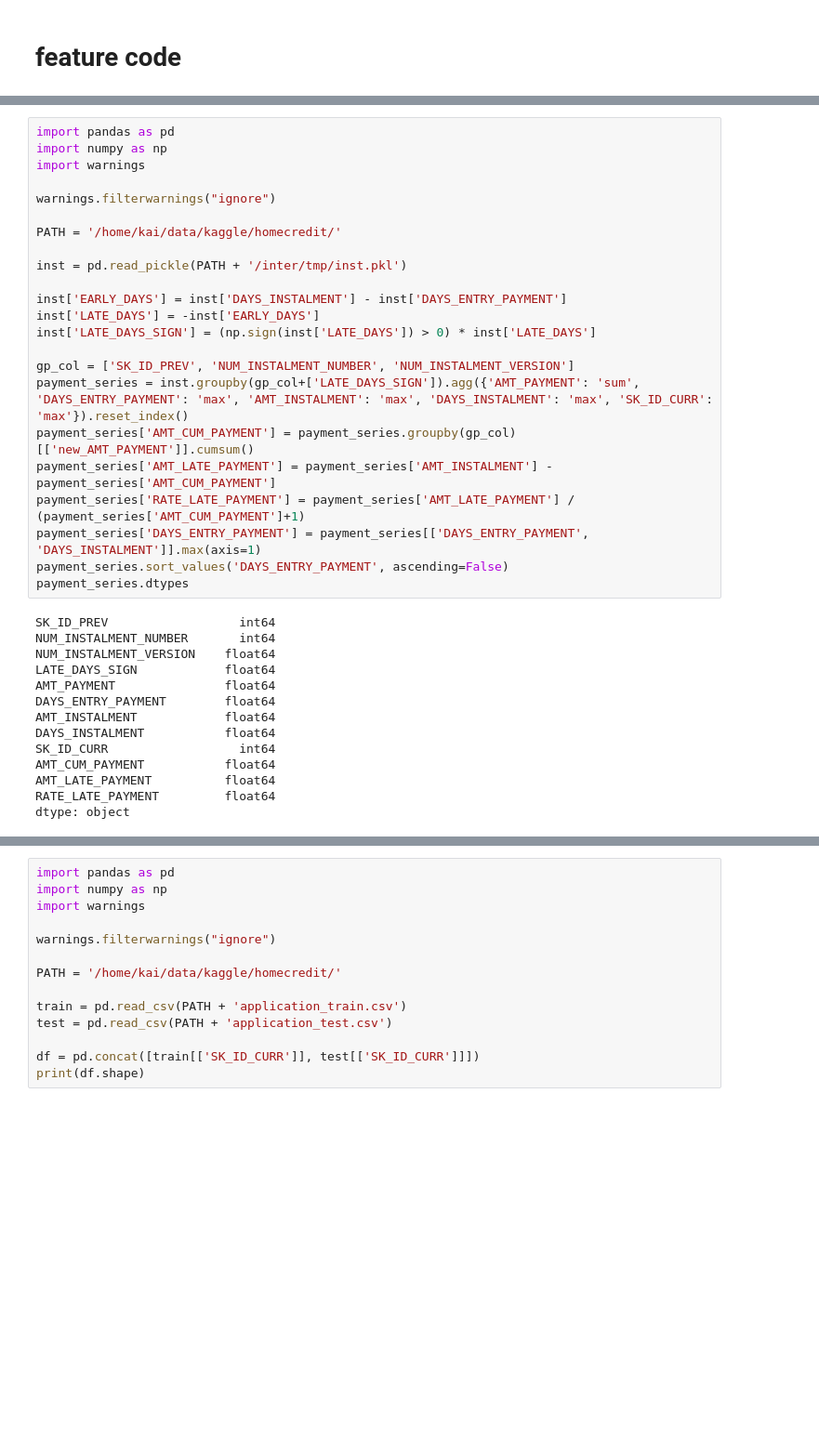
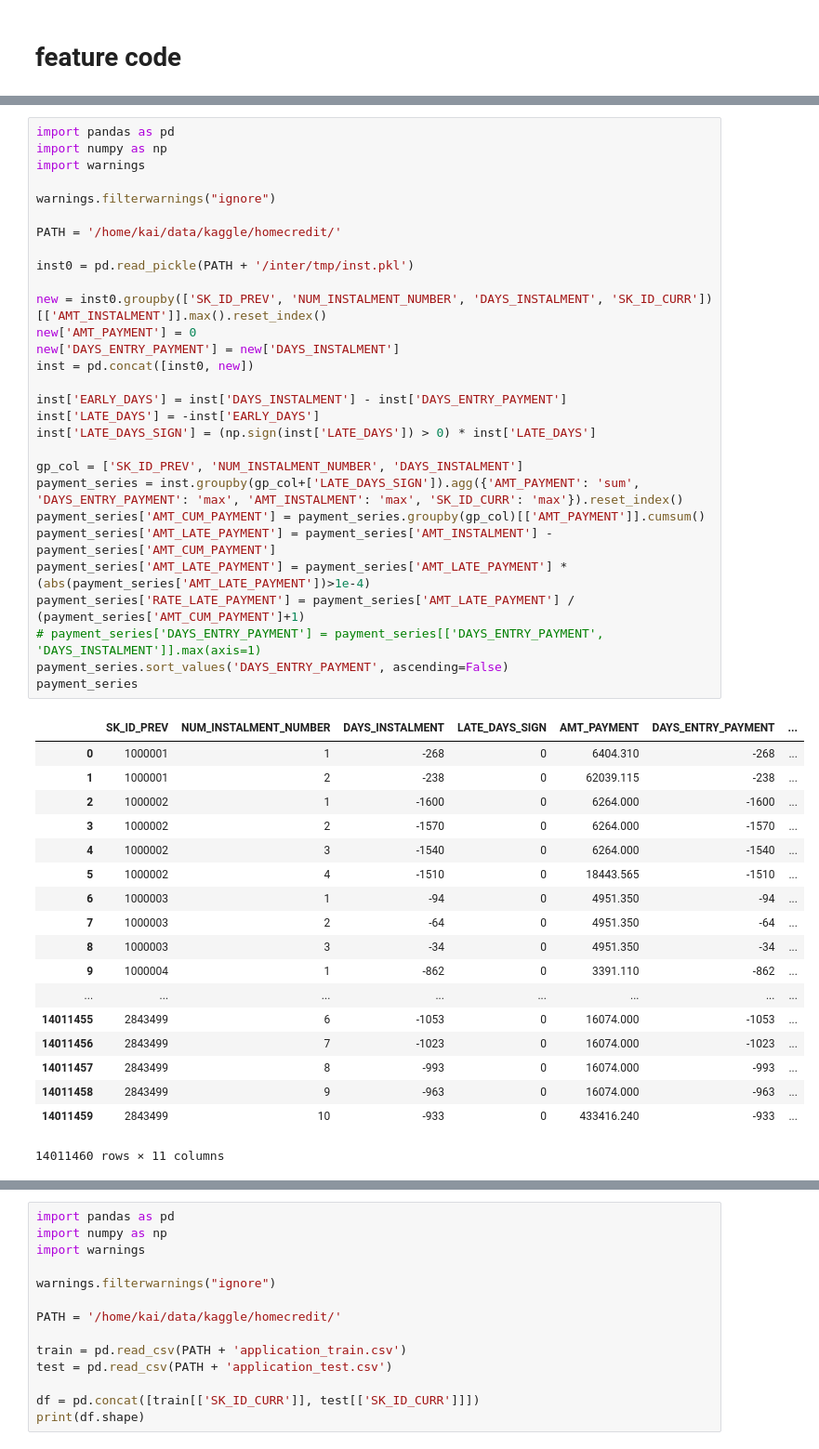
Before and after one commit to wluo-personal/AlphaBoosting, a Jupyter notebook: home_credit/haoyan/feature_trial/installments.ipynb, the cells around one changed output, grey strips where cells are left out. Shown at 93% size. Saved outputs shown, nothing was run; the diff lists cells and outputs as text; blank space fills up the shorter version.

```diff
--- a/home_credit/haoyan/feature_trial/installments.ipynb
+++ b/home_credit/haoyan/feature_trial/installments.ipynb
@@ -202,37 +209,48 @@ def area_under_curve(df, gp_col, x, y):
 # %%
 import pandas as pd
 import numpy as np
 import warnings
 
 warnings.filterwarnings("ignore")
 
 PATH = '/home/kai/data/kaggle/homecredit/'
 
-inst = pd.read_pickle(PATH + '/inter/tmp/inst.pkl')
+inst0 = pd.read_pickle(PATH + '/inter/tmp/inst.pkl')
+
+new = inst0.groupby(['SK_ID_PREV', 'NUM_INSTALMENT_NUMBER', 'DAYS_INSTALMENT', 'SK_ID_CURR'])[['AMT_INSTALMENT']].max().reset_index()
+new['AMT_PAYMENT'] = 0
+new['DAYS_ENTRY_PAYMENT'] = new['DAYS_INSTALMENT']
+inst = pd.concat([inst0, new])
 
 inst['EARLY_DAYS'] = inst['DAYS_INSTALMENT'] - inst['DAYS_ENTRY_PAYMENT']
 inst['LATE_DAYS'] = -inst['EARLY_DAYS']
 inst['LATE_DAYS_SIGN'] = (np.sign(inst['LATE_DAYS']) > 0) * inst['LATE_DAYS']
 
-gp_col = ['SK_ID_PREV', 'NUM_INSTALMENT_NUMBER', 'NUM_INSTALMENT_VERSION']
-payment_series = inst.groupby(gp_col+['LATE_DAYS_SIGN']).agg({'AMT_PAYMENT': 'sum', 'DAYS_ENTRY_PAYMENT': 'max', 'AMT_INSTALMENT': 'max', 'DAYS_INSTALMENT': 'max', 'SK_ID_CURR': 'max'}).reset_index()
-payment_series['AMT_CUM_PAYMENT'] = payment_series.groupby(gp_col)[['new_AMT_PAYMENT']].cumsum()
+gp_col = ['SK_ID_PREV', 'NUM_INSTALMENT_NUMBER', 'DAYS_INSTALMENT']
+payment_series = inst.groupby(gp_col+['LATE_DAYS_SIGN']).agg({'AMT_PAYMENT': 'sum', 'DAYS_ENTRY_PAYMENT': 'max', 'AMT_INSTALMENT': 'max', 'SK_ID_CURR': 'max'}).reset_index()
+payment_series['AMT_CUM_PAYMENT'] = payment_series.groupby(gp_col)[['AMT_PAYMENT']].cumsum()
 payment_series['AMT_LATE_PAYMENT'] = payment_series['AMT_INSTALMENT'] - payment_series['AMT_CUM_PAYMENT']
+payment_series['AMT_LATE_PAYMENT'] = payment_series['AMT_LATE_PAYMENT'] * (abs(payment_series['AMT_LATE_PAYMENT'])>1e-4)
 payment_series['RATE_LATE_PAYMENT'] = payment_series['AMT_LATE_PAYMENT'] / (payment_series['AMT_CUM_PAYMENT']+1)
-payment_series['DAYS_ENTRY_PAYMENT'] = payment_series[['DAYS_ENTRY_PAYMENT', 'DAYS_INSTALMENT']].max(axis=1)
+# payment_series['DAYS_ENTRY_PAYMENT'] = payment_series[['DAYS_ENTRY_PAYMENT', 'DAYS_INSTALMENT']].max(axis=1)
 payment_series.sort_values('DAYS_ENTRY_PAYMENT', ascending=False)
-payment_series.dtypes
+payment_series
 # %% [output]
+|  | SK_ID_PREV | NUM_INSTALMENT_NUMBER | DAYS_INSTALMENT | LATE_DAYS_SIGN | AMT_PAYMENT | DAYS_ENTRY_PAYMENT | ... |
+| 0 | 1000001 | 1 | -268 | 0 | 6404.310 | -268 | ... |
+| 1 | 1000001 | 2 | -238 | 0 | 62039.115 | -238 | ... |
+| 2 | 1000002 | 1 | -1600 | 0 | 6264.000 | -1600 | ... |
+| 3 | 1000002 | 2 | -1570 | 0 | 6264.000 | -1570 | ... |
+| 4 | 1000002 | 3 | -1540 | 0 | 6264.000 | -1540 | ... |
+| 5 | 1000002 | 4 | -1510 | 0 | 18443.565 | -1510 | ... |
+| 6 | 1000003 | 1 | -94 | 0 | 4951.350 | -94 | ... |
+| 7 | 1000003 | 2 | -64 | 0 | 4951.350 | -64 | ... |
+| 8 | 1000003 | 3 | -34 | 0 | 4951.350 | -34 | ... |
+| 9 | 1000004 | 1 | -862 | 0 | 3391.110 | -862 | ... |
+| ... | ... | ... | ... | ... | ... | ... | ... |
+| 14011455 | 2843499 | 6 | -1053 | 0 | 16074.000 | -1053 | ... |
+| 14011456 | 2843499 | 7 | -1023 | 0 | 16074.000 | -1023 | ... |
+| 14011457 | 2843499 | 8 | -993 | 0 | 16074.000 | -993 | ... |
+| 14011458 | 2843499 | 9 | -963 | 0 | 16074.000 | -963 | ... |
+| 14011459 | 2843499 | 10 | -933 | 0 | 433416.240 | -933 | ... |
-SK_ID_PREV                  int64
-NUM_INSTALMENT_NUMBER       int64
-NUM_INSTALMENT_VERSION    float64
-LATE_DAYS_SIGN            float64
-AMT_PAYMENT               float64
-DAYS_ENTRY_PAYMENT        float64
-AMT_INSTALMENT            float64
-DAYS_INSTALMENT           float64
-SK_ID_CURR                  int64
-AMT_CUM_PAYMENT           float64
-AMT_LATE_PAYMENT          float64
-RATE_LATE_PAYMENT         float64
-dtype: object
+14011460 rows × 11 columns
```
Also changed, not shown: parts of 8 cells of this notebook, 4 other files.
